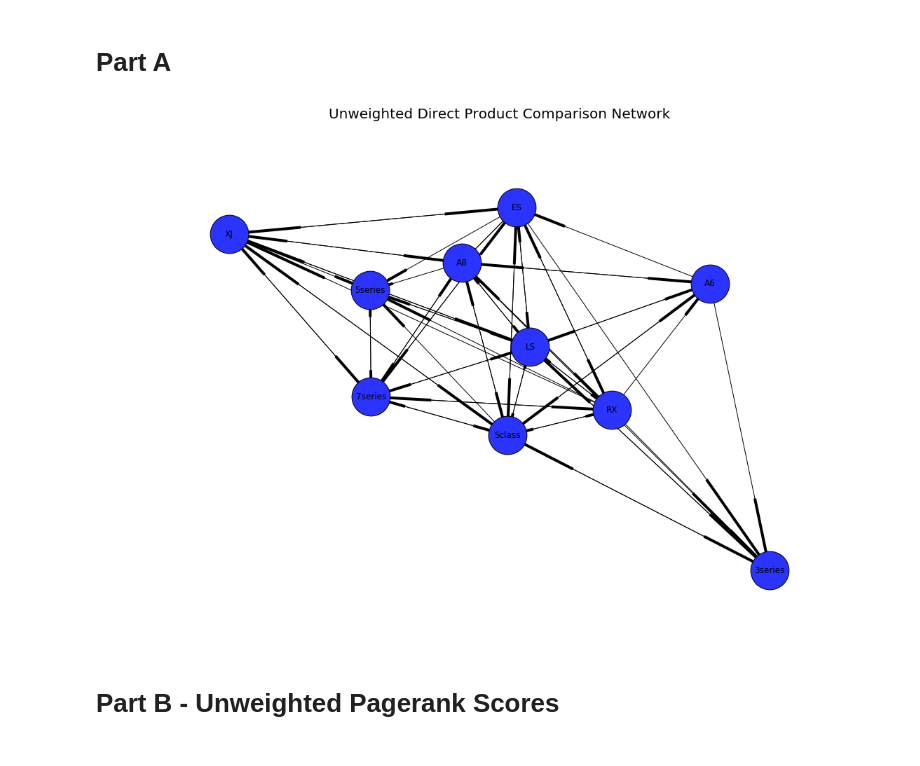
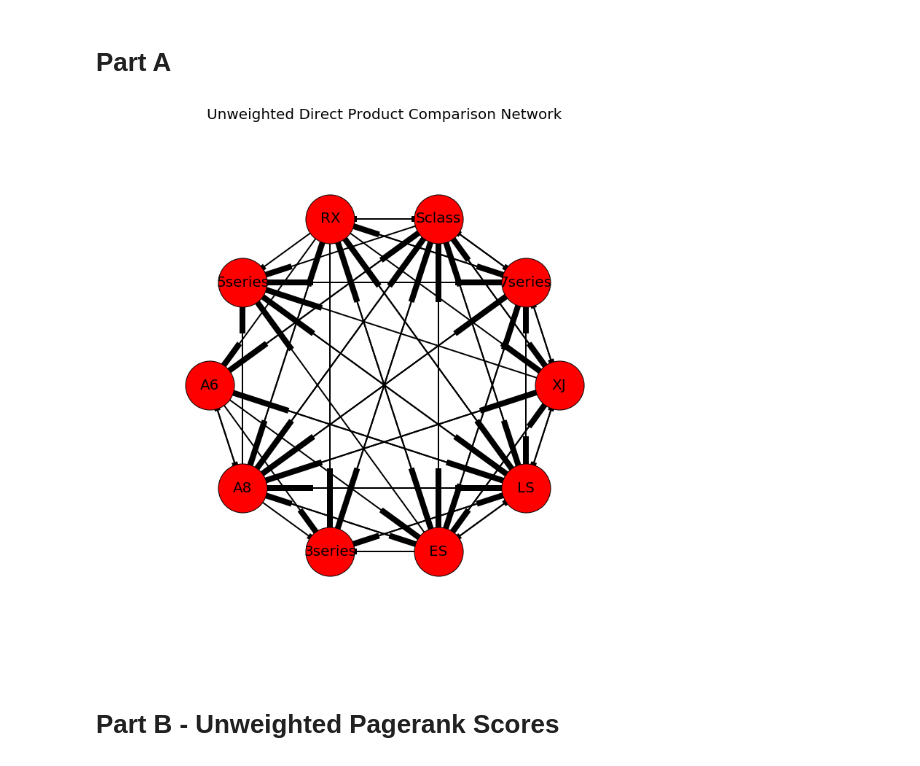
Before and after one commit to brbeckelman/MSBA-Class, a Jupyter notebook: Assignment3/Assignment 3.ipynb, the cells around one changed output. Saved outputs shown, nothing was run; the diff lists cells and outputs as text; code cells hidden in the pictures.

```diff
--- a/Assignment3/Assignment 3.ipynb
+++ b/Assignment3/Assignment 3.ipynb
@@ -27,27 +27,23 @@ CarSales = {'A6': 20000, 'A8':12000, '3-Series':220000, '5-Series': 60000,
 # %%
 DG = nx.DiGraph()
 for i in range(len(senti)):
     for x in senti.columns.values:
         if senti.ix[i][x] > 0:
             for y in senti.columns.values:
                 if senti.ix[i][y] > 0:
                     if senti.ix[i][x] > senti.ix[i][y]:
                         if (x,y) not in DG.edges():
                             DG.add_edges_from([(x,y)])
 
 # Create plot
-plt.figure(figsize=(15,10))
-
-pos=nx.spring_layout(DG)
-nx.draw(DG,pos,node_color = [50/300., 200/1000., 250/250.], node_size=3000)
-node_labels = {node:node for node in DG.nodes()}
-nx.draw_networkx_labels(DG, pos, labels=node_labels)
+plt.figure(figsize=(10,10))
+nx.draw_circular(DG,nodelist=models, font_size=20, width=2, node_size=4500,with_labels=True)
 
 plt.title("Unweighted Direct Product Comparison Network", fontsize=20)
 
 pylab.show()
 # %% [output]
-[figure, old version]
+[figure, new version]
 # %% [markdown]
 # Part B - Unweighted Pagerank Scores
 # %%
```
Also changed, not shown: parts of 7 cells of this notebook.
